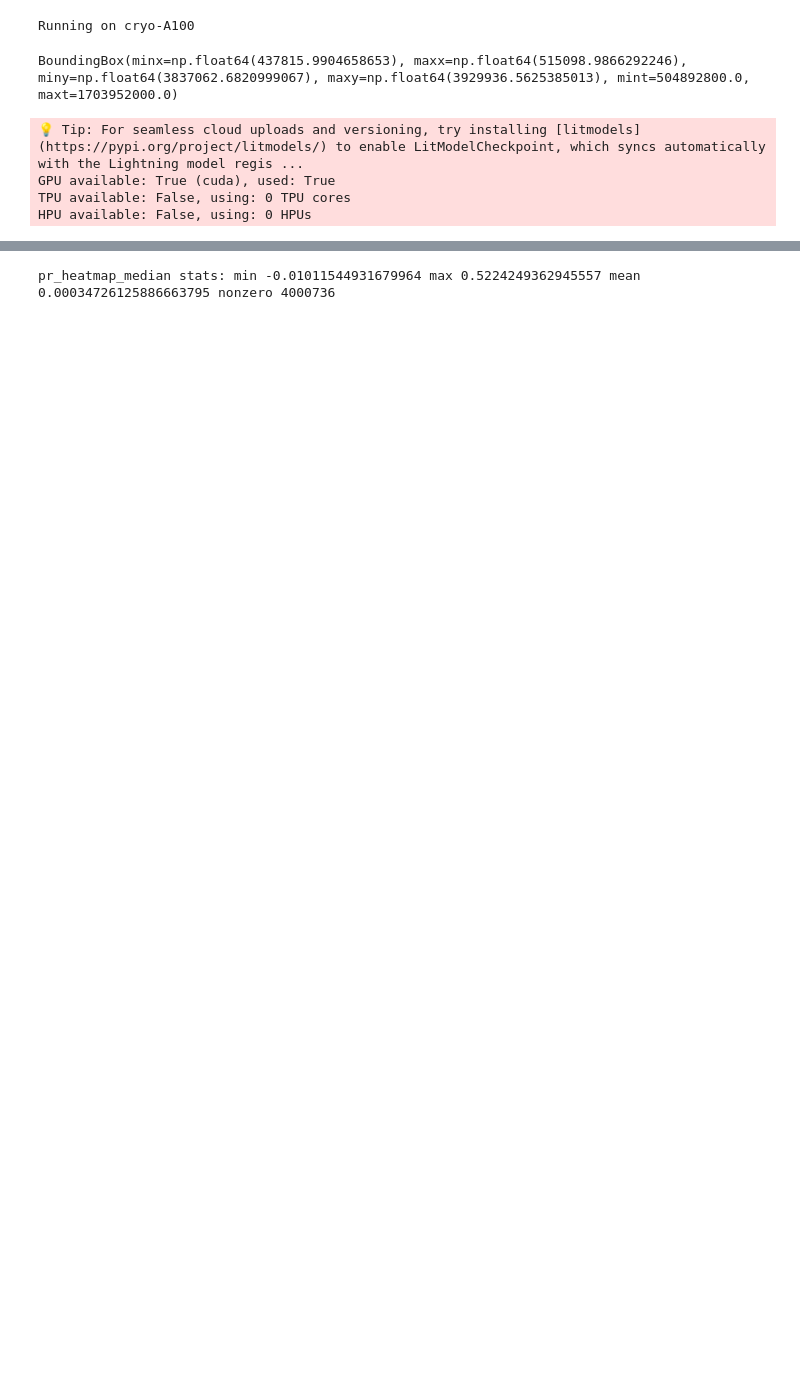
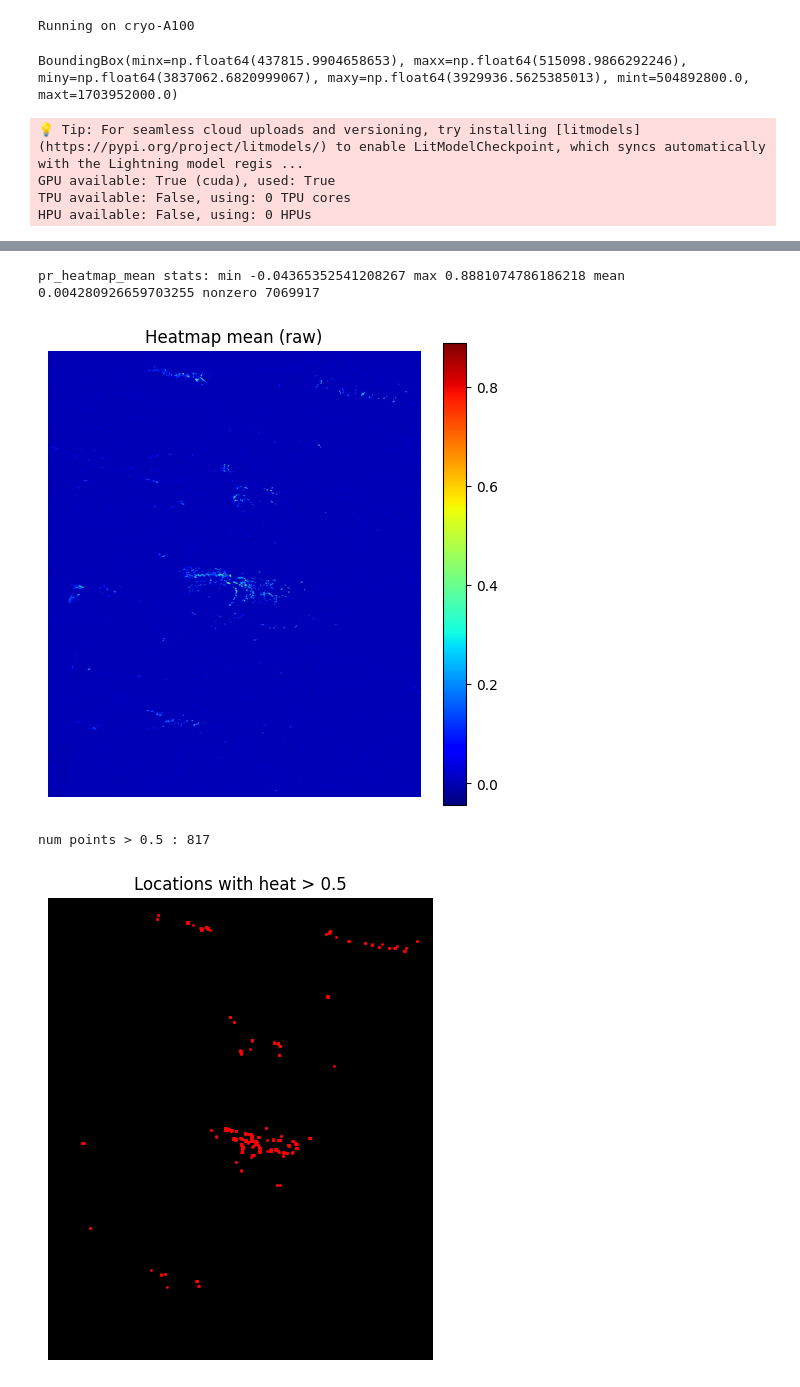
Before and after one commit to WuWei-26/rts-torchgeo-retreat, a Jupyter notebook: inference_retreat.ipynb, the cells around one changed output, grey strips where cells are left out. Cells and saved outputs as stored; diff of their text form; code cells hidden in the pictures; blank space fills up the shorter version.

```diff
--- a/inference_retreat.ipynb
+++ b/inference_retreat.ipynb
@@ -353,18 +580,40 @@ from pathlib import Path
 import rasterio
 import numpy as np
 
-predict_path = Path(export_dir) / f"pr_mask_{test_year_t}0731_median_unetpp_rgb_nir_dem_moco_blh_hxm.tif"
+predict_path = Path(export_dir) / f"pr_mask_{test_year_t}0731_mean_unetpp_rgb_nir_dem_moco_blh_hxm.tif"
 
 with rasterio.open(predict_path) as src:
-    pr_heatmap_median = src.read(1)
+    pr_heatmap_mean = src.read(1)
 
-print("pr_heatmap_median stats:",
-      "min", float(pr_heatmap_median.min()),
-      "max", float(pr_heatmap_median.max()),
-      "mean", float(pr_heatmap_median.mean()),
-      "nonzero", int((pr_heatmap_median > 0).sum()))
+print("pr_heatmap_mean stats:",
+      "min", float(pr_heatmap_mean.min()),
+      "max", float(pr_heatmap_mean.max()),
+      "mean", float(pr_heatmap_mean.mean()),
+      "nonzero", int((pr_heatmap_mean > 0).sum()))
 # %% [output]
-pr_heatmap_median stats: min -0.01011544931679964 max 0.5224249362945557 mean 0.00034726125886663795 nonzero 4000736
+pr_heatmap_mean stats: min -0.04365352541208267 max 0.8881074786186218 mean 0.004280926659703255 nonzero 7069917
+# %%
+h_np = pr_heatmap_mean
+plt.figure(figsize=(6,6))
+plt.imshow(h_np, cmap="jet")
+plt.colorbar()
+plt.title("Heatmap mean (raw)")
+plt.axis("off")
+plt.show()
+
+ys, xs = np.where(h_np > 0.5)   # 例如 heat>0.01 的点
+print("num points >", 0.5, ":", len(xs))
+
+plt.figure(figsize=(6,6))
+plt.imshow(np.zeros_like(h_np), cmap="gray")
+plt.scatter(xs, ys, s=1, c="red")
+plt.title("Locations with heat > 0.5")
+plt.axis("off")
+plt.show()
+# %% [output]
+[figure, added]
+num points > 0.5 : 817
+[figure, added]
 # %%
 # 用 segment > 0.5 作为掩膜筛选 heatmap 并导出
 
```
Also changed, not shown: parts of 15 cells of this notebook, 5 other files.
